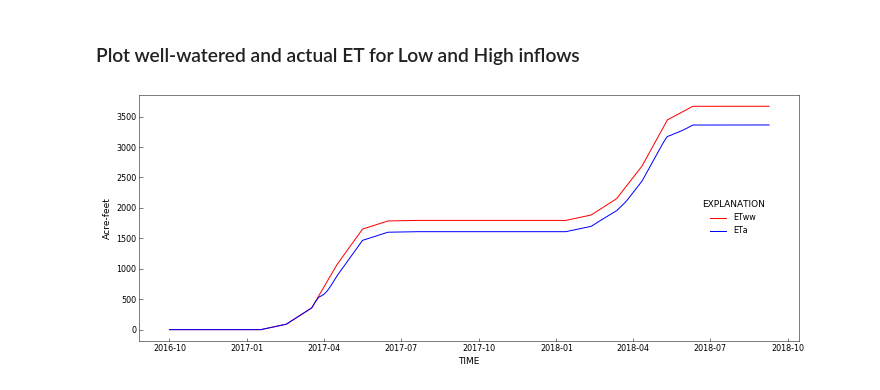
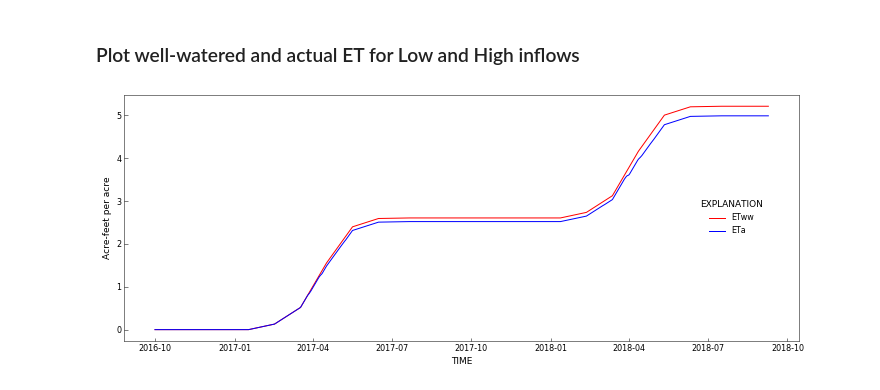
Before and after one commit to rniswon/mfnwt, a Jupyter notebook: Examples/AgWaterUse/Agwater1/notebook/Ag_ETdemand.ipynb, the cells around one changed output. Cells and saved outputs as stored; diff of their text form; code cells hidden in the pictures.

```diff
--- a/Examples/AgWaterUse/Agwater1/notebook/Ag_ETdemand.ipynb
+++ b/Examples/AgWaterUse/Agwater1/notebook/Ag_ETdemand.ipynb
@@ -225,12 +247,12 @@ fname.close()
 
 # cumulate ET
 x=np.array(y1et_high,dtype=float)
-x=x*86400*2.29569e-5
+x=x*86400*2.29569e-5/3.4435E+03
 y1et_high=x.cumsum()
 
 # cumulate ET
 x=np.array(y2et_high,dtype=float)
-x=x*86400*2.29569e-5
+x=x*86400*2.29569e-5/3.4435E+03
 y2et_high=x.cumsum()
 # %% [markdown]
 ### Read and process the Ag  segment ET gage file for Low Kc value
@@ -352,37 +374,37 @@ plt.rcParams['axes.titlesize'] = 14
 
 fig, axes = plt.subplots(1, 1, figsize=(10, 4))
 #axes = axes.flat
-axes.plot(plotdates,y1et_low,color='r', linewidth=1.0, label=header2[4])
-axes.plot(plotdates,y2et_low,color='b', linewidth=1.0, label=header2[5])
+axes.plot(plotdates,y1et_high,color='r', linewidth=1.0, label=header2[4])
+axes.plot(plotdates,y2et_high,color='b', linewidth=1.0, label=header2[5])
 
 #axes[1].plot(plotdates,y1et_high,color='g', linewidth=3.5, label=header2[4])
 #axes[1].plot(plotdates,y2et_high,color='b', linewidth=1.0, label=header2[5])
 
 start, end = ax.get_xlim()
 ax.xaxis.set_ticks(np.arange(start, end, 90.0))
 
-axes.set_ylabel('Acre-feet')
+axes.set_ylabel('Acre-feet per acre')
 axes.set_xlabel(header2[0])
 
-plt.ylabel('Acre-feet')
+plt.ylabel('Acre-feet per acre')
 plt.xlabel(header2[0])
 
 #rf.title(axes[0], 'Well-watered and actual crop ET', subplot_prefix='A')
 
 #rf.axes_numbering(axes[1], format_x=True)
 #fmt = mdates.DateFormatter('%Y-%m-%d')
 #rf.title(axes[1], 'Well-watered and actual crop ET for high inflow hydrograph', subplot_prefix='B')
 
 # Set legend
 handles, labels = axes.get_legend_handles_labels()
 rf.legend(axes, handles, labels, bbox_to_anchor=(.9, 0.4))
 
 # Set legend
 #handles, labels = axes[1].get_legend_handles_labels()
 #rf.legend(axes[1], handles, labels, bbox_to_anchor=(.9, 0.4))
 
 
 plt.tight_layout()
 plt.savefig('ET_fllowcomp.pdf')
 # %% [output]
-[figure, old version]
+[figure, new version]
```
Also changed, not shown: parts of 11 cells of this notebook, 9 other files.
